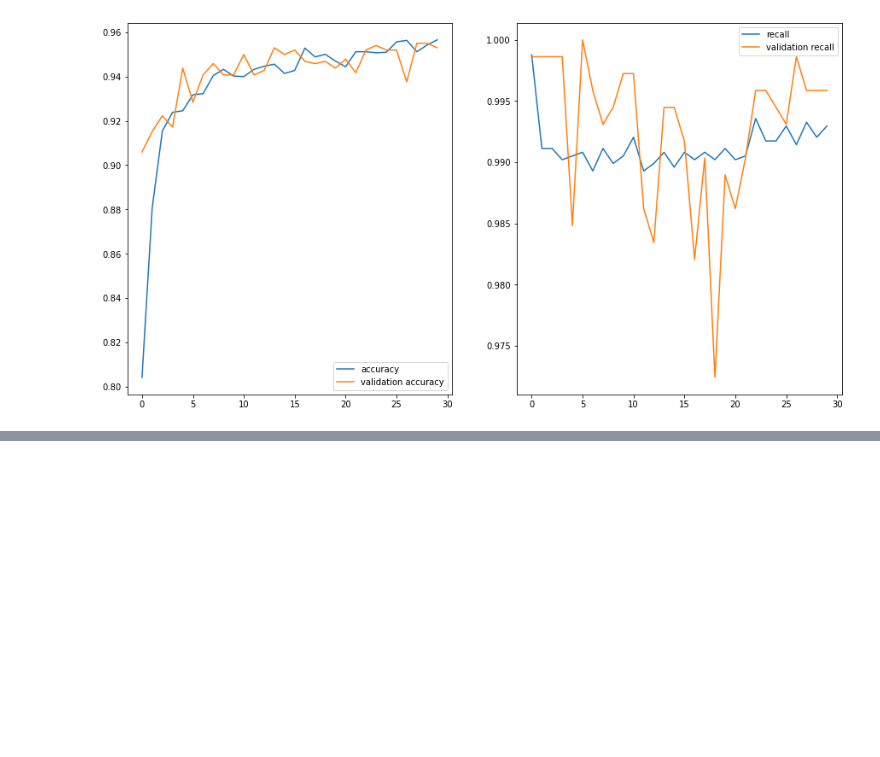
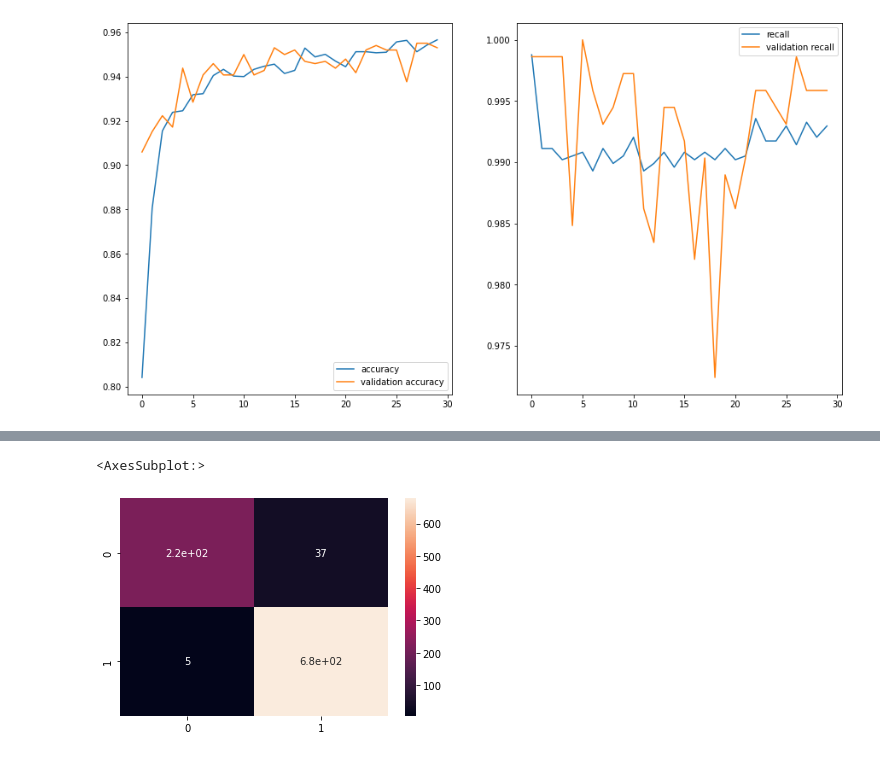
Before and after one commit to zpollats/NeuralNetworkXRayClassification, a Jupyter notebook: modeling_notebook.ipynb, the cells around one changed output, grey strips where cells are left out. Drawn from its saved outputs; the diff is of its cells as text; code cells hidden in the pictures; blank space fills up the shorter version.

```diff
--- a/modeling_notebook.ipynb
+++ b/modeling_notebook.ipynb
@@ -1059,0 +1069,7 @@ What would you like to name the model?model9
+# %%
+complex_cnn_history13 = complex_cnn_model13.fit(train_data,
+                                                train_labels,
+                                                batch_size=32,
+                                                epochs=50,
+                                                validation_data=(val_data, val_labels),
+                                                callbacks=[early_stop])
@@ -1059,0 +1104,2 @@ What would you like to name the model?model9
+# %%
+probs = complex_cnn_model13.predict(val_data)
@@ -1059,0 +1108,2 @@ What would you like to name the model?model9
+# %%
+prob_class = np.where(probs > 0.25, 1, 0)
@@ -1059,0 +1112,7 @@ What would you like to name the model?model9
+# %%
+conf = confusion_matrix(val_labels, prob_class)
+# %%
+sns.heatmap(conf, annot=True)
+# %% [output]
+<AxesSubplot:>
+[figure, added]
```
Also changed, not shown: parts of 20 cells of this notebook.
